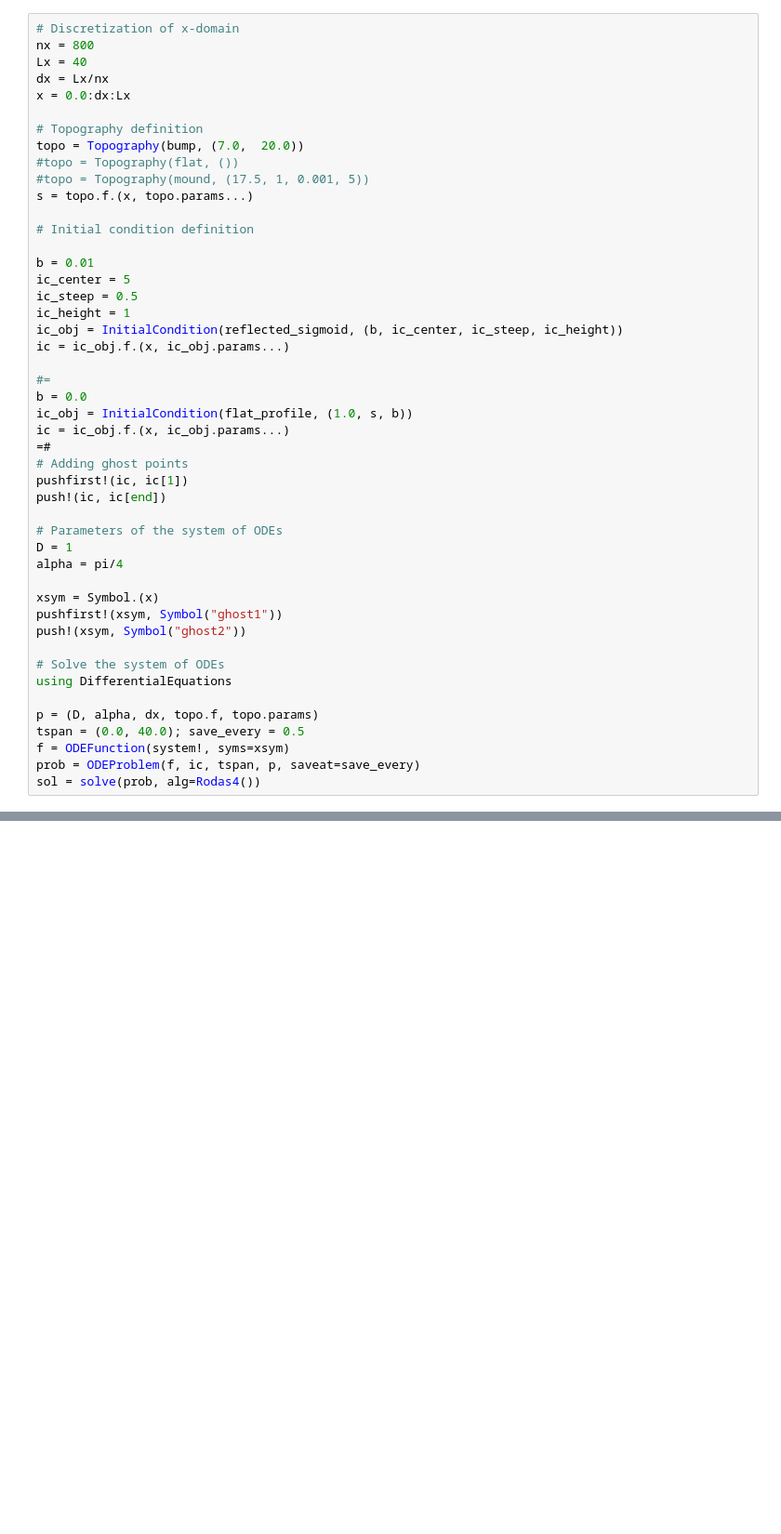
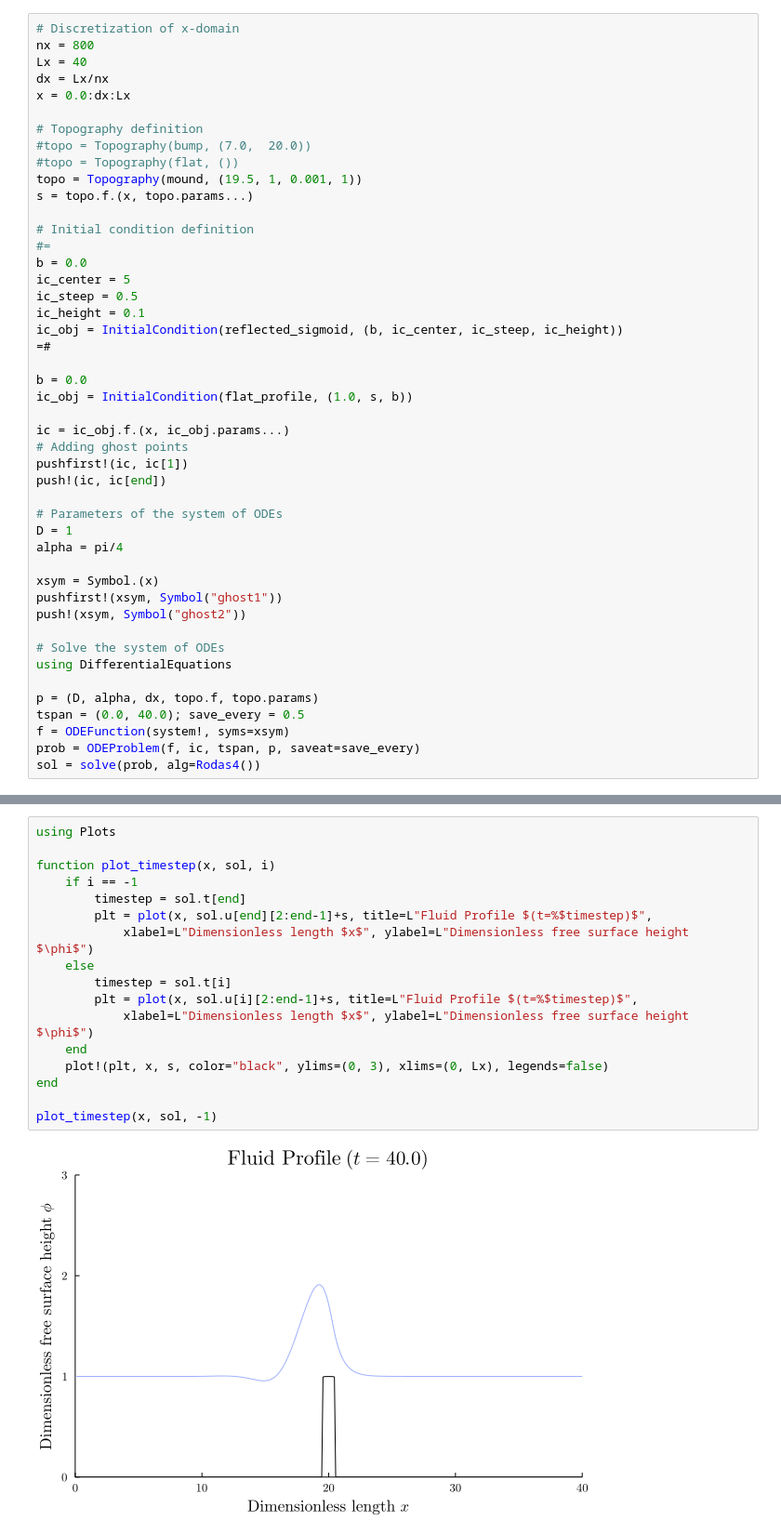
Before and after one commit to sbharg/thin_film_acoustics, a Jupyter notebook: code/flow_julia.ipynb, the cells around one changed output, grey strips where cells are left out. Shown: that part at 93% size. Cells and saved outputs as stored; diff of their text form; blank space fills up the shorter version.

```diff
--- a/code/flow_julia.ipynb
+++ b/code/flow_julia.ipynb
@@ -114,25 +118,24 @@ dx = Lx/nx
 x = 0.0:dx:Lx
 
 # Topography definition
-topo = Topography(bump, (7.0,  20.0))
+#topo = Topography(bump, (7.0,  20.0))
 #topo = Topography(flat, ())
-#topo = Topography(mound, (17.5, 1, 0.001, 5))
+topo = Topography(mound, (19.5, 1, 0.001, 1))
 s = topo.f.(x, topo.params...)
 
 # Initial condition definition
-
-b = 0.01
+#=
+b = 0.0
 ic_center = 5
 ic_steep = 0.5
-ic_height = 1
+ic_height = 0.1
 ic_obj = InitialCondition(reflected_sigmoid, (b, ic_center, ic_steep, ic_height))
-ic = ic_obj.f.(x, ic_obj.params...)
+=#
 
-#=
 b = 0.0
 ic_obj = InitialCondition(flat_profile, (1.0, s, b))
+
 ic = ic_obj.f.(x, ic_obj.params...)
-=#
 # Adding ghost points
 pushfirst!(ic, ic[1])
 push!(ic, ic[end])
@@ -156,3 +177,22 @@ sol = solve(prob, alg=Rodas4())
+# %%
+using Plots
+
+function plot_timestep(x, sol, i)
+    if i == -1
+        timestep = sol.t[end]
+        plt = plot(x, sol.u[end][2:end-1]+s, title=L"Fluid Profile $(t=%$timestep)$",
+            xlabel=L"Dimensionless length $x$", ylabel=L"Dimensionless free surface height $\phi$")
+    else
+        timestep = sol.t[i]
+        plt = plot(x, sol.u[i][2:end-1]+s, title=L"Fluid Profile $(t=%$timestep)$",
+            xlabel=L"Dimensionless length $x$", ylabel=L"Dimensionless free surface height $\phi$")
+    end
+    plot!(plt, x, s, color="black", ylims=(0, 3), xlims=(0, Lx), legends=false)
+end
+
+plot_timestep(x, sol, -1)
+# %% [output]
+[figure, added]
 # %%
 
 using Plots, LaTeXStrings, ColorSchemes
```
Also changed, not shown: parts of 4 cells of this notebook.
